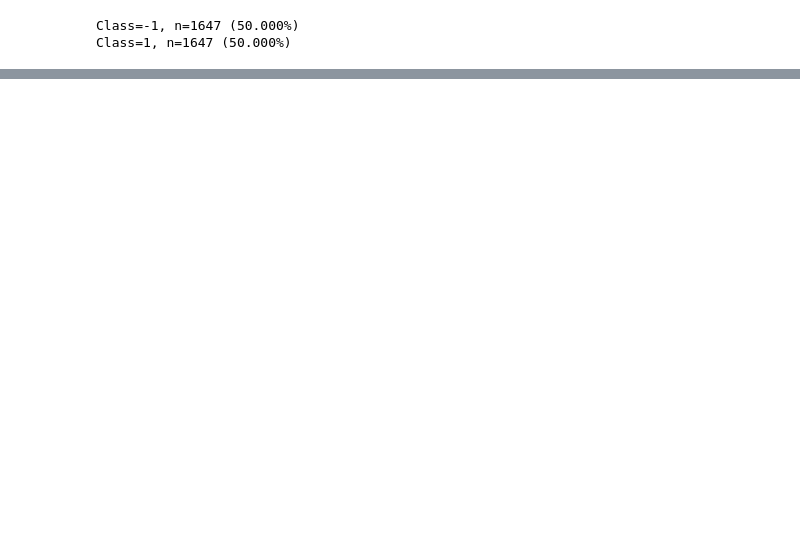
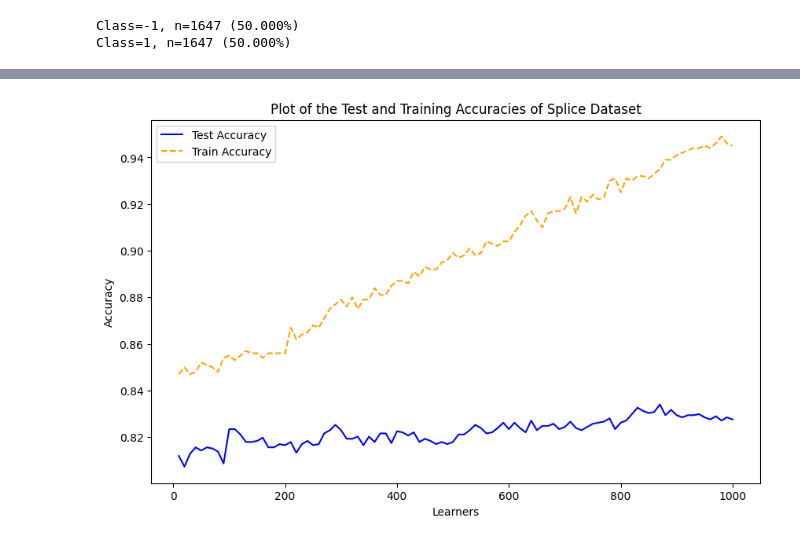
Before and after one commit to aleisley/ai201-pa4, a Jupyter notebook: [AI201: PA4 (Adaboost and SVM)] Asares, Anthon Van.ipynb, the cells around one changed output, grey strips where cells are left out. Cells and saved outputs as stored; diff of their text form; code cells hidden in the pictures; blank space fills up the shorter version.

```diff
--- a/[AI201: PA4 (Adaboost and SVM)] Asares, Anthon Van.ipynb
+++ b/[AI201: PA4 (Adaboost and SVM)] Asares, Anthon Van.ipynb
@@ -556,0 +565,12 @@ False
+# %%
+#-------------------------------------------
+# Plot the accuracies for the splice dataset
+#-------------------------------------------
+
+plot_graphs(
+    'Plot of the Test and Training Accuracies of Splice Dataset',
+    testacc={ 'data': splice_test_accuracies, 'label': 'Test Accuracy', 'color': 'blue', 'linestyle': '-' },
+    trainacc={ 'data': splice_train_accuracies, 'label': 'Train Accuracy', 'color': 'orange', 'linestyle': '--' }
+)
+# %% [output]
+[figure, added]
```
Also changed, not shown: parts of 28 cells of this notebook, 3 other files.
